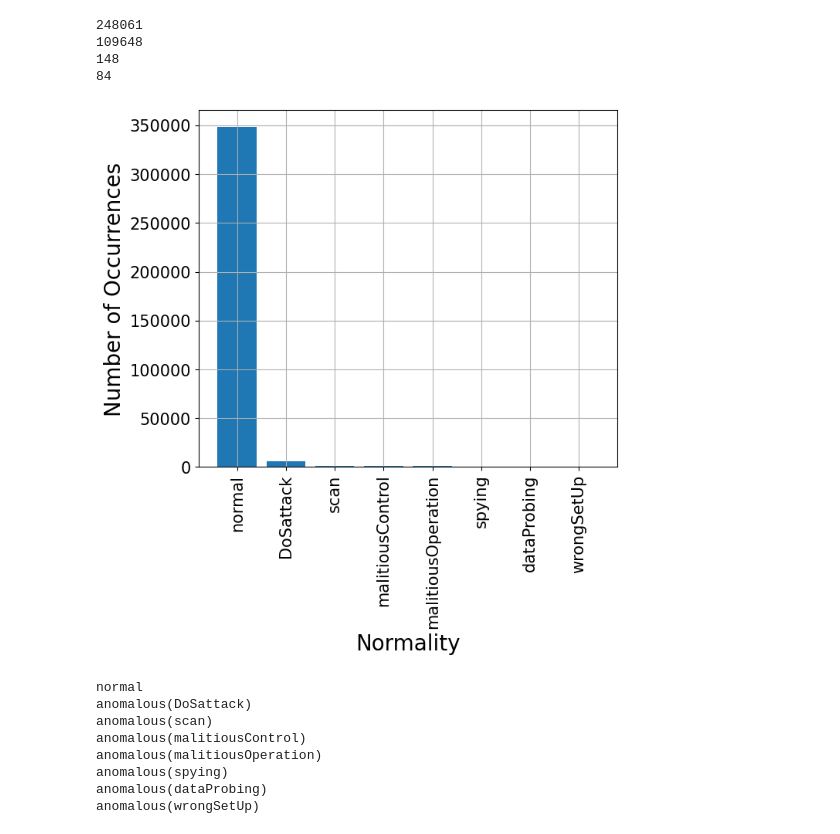
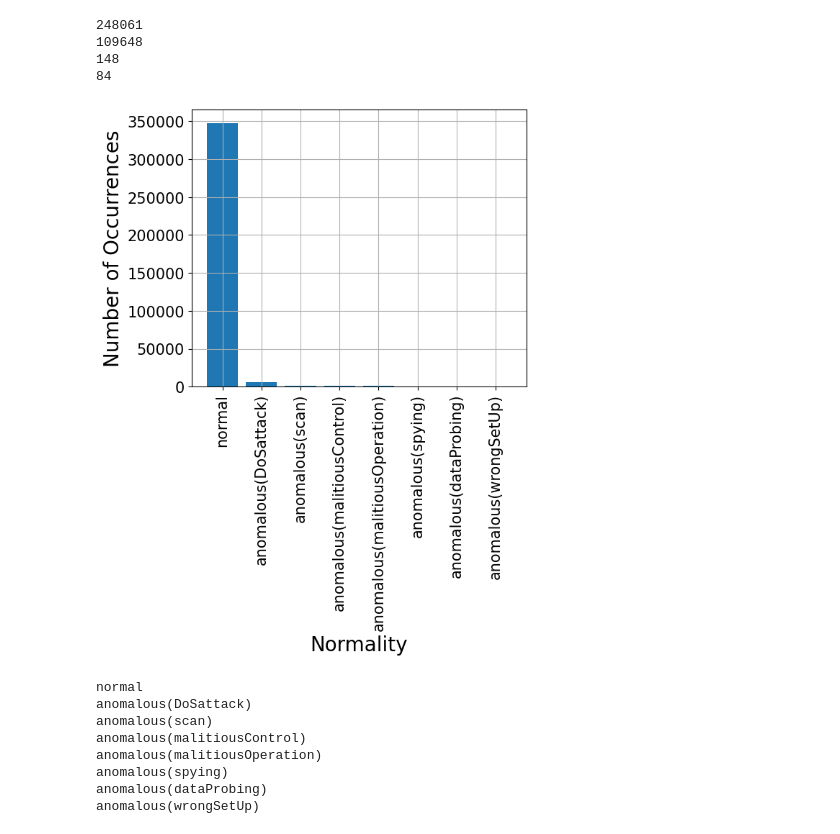
Before and after one commit to Rimadaqch/Attack-and-anomaly-detection-in-IoT, a Jupyter notebook: Preprocessing.ipynb, the cells around one changed output. Saved outputs shown, nothing was run; the diff lists cells and outputs as text; code cells hidden in the pictures.

```diff
--- a/Preprocessing.ipynb
+++ b/Preprocessing.ipynb
@@ -276,17 +308,17 @@ for i in operation_count.values:
 # %%
 normality_count = df_data_1.normality.value_counts()
 indices = ['normal', 'DoSattack', 'scan', 'malitiousControl', 'malitiousOperation', 'spying', 'dataProbing', 'wrongSetUp']
-plt.figure(figsize=(7,6))
+plt.figure(figsize=(6,5))
 ax=plt.subplot(111)
 plt.grid()
-plt.bar(indices, normality_count.values)
+plt.bar(normality_count.index, normality_count.values)
 plt.ylabel('Number of Occurrences', fontsize=20)
 plt.xlabel('Normality', fontsize=20)
 plt.xticks(rotation=90, fontsize=15)
 plt.yticks(fontsize=15)
 plt.show()
 # %% [output]
-[figure, old version]
+[figure, new version]
 # %%
 for i in normality_count.index:
     print(i)
```
Also changed, not shown: parts of 31 cells of this notebook.
